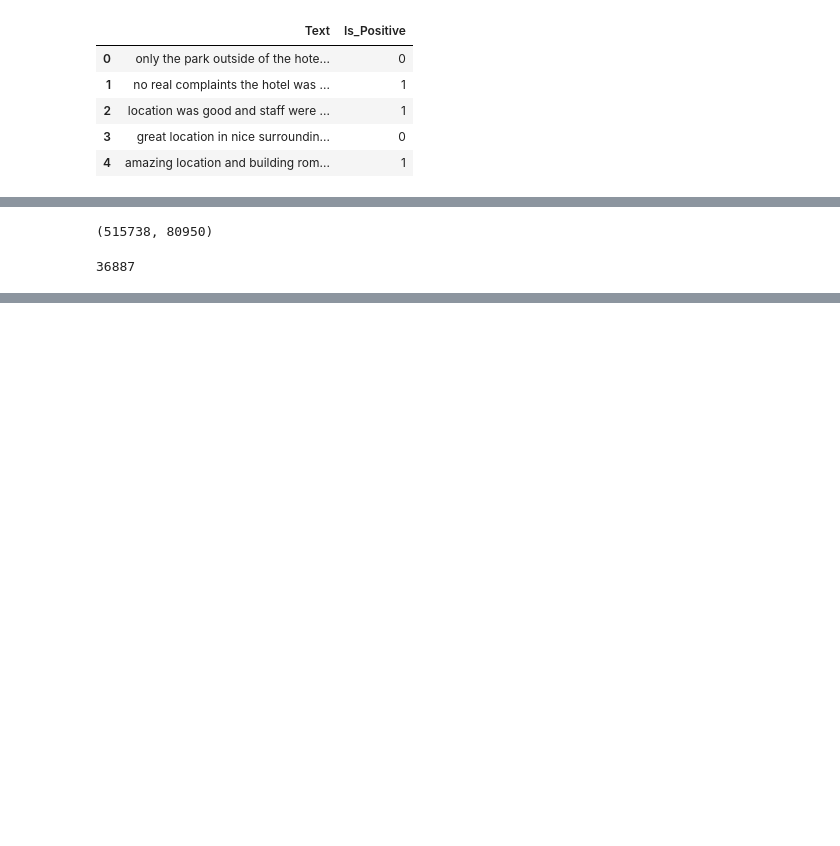
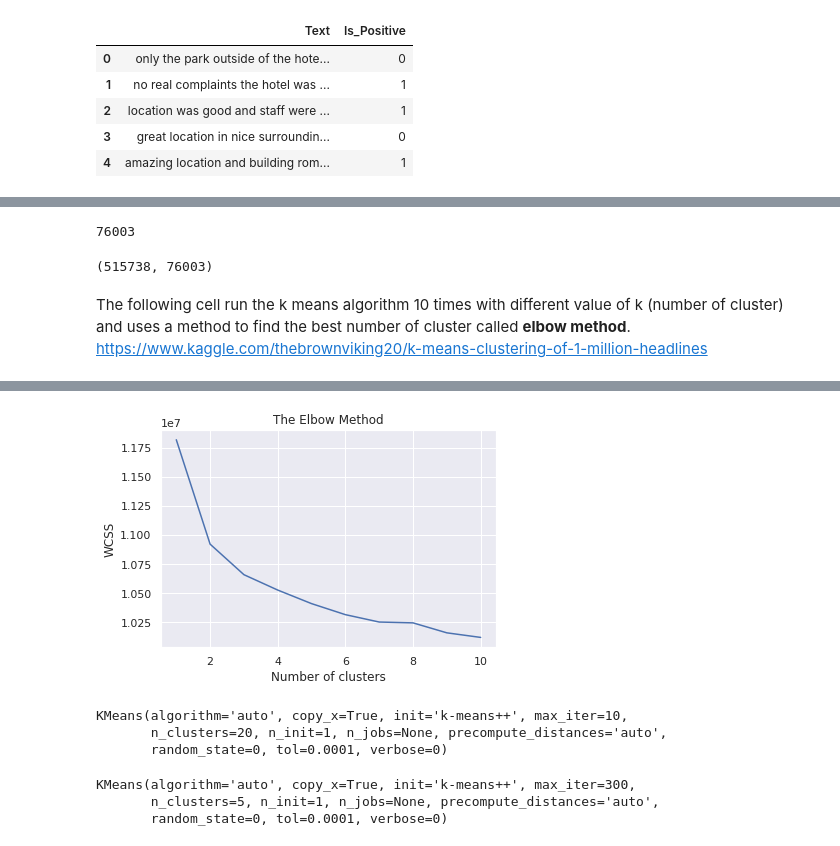
Before and after one commit to LuigiCerone/Hotel-Reviews-Data-Analysis, a Jupyter notebook: Hotel_Reviews_Copia_Lavoro_Giggi.ipynb, the cells around one changed output, grey strips where cells are left out. Saved outputs shown, nothing was run; the diff lists cells and outputs as text; code cells hidden in the pictures; blank space fills up the shorter version.

Commit message:
[add] clustering

```diff
--- a/Hotel_Reviews_Copia_Lavoro_Giggi.ipynb
+++ b/Hotel_Reviews_Copia_Lavoro_Giggi.ipynb
@@ -727,16 +806,28 @@ vectorizer = CountVectorizer(stop_words="english", analyzer='word', \
                              ngram_range=(1, 1), max_df=1.0, min_df=1, max_features=None)
 # %%
-X_train_counts = vectorizer.fit_transform(text_df['Text'])
+X_train_counts_bow = vectorizer.fit_transform(text_df['Text'])
-# %%
-X_train_counts.shape
-# %% [output]
-(515738, 80950)
-# %%
-print(vectorizer.vocabulary_['hotel'])
-# %% [output]
-36887
-# %%
-# Coppie di parole
-vectorizer = CountVectorizer(stop_words="english", analyzer='word', \
-                             ngram_range=(1, 2), max_df=1.0, min_df=1, max_features=100)
-X_train_counts = vectorizer.fit_transform(text_df['Text'])
+# %%
+np.asarray(X_train_counts_bow.sum(axis=0)).size
+# %% [output]
+76003
+# %%
+print(X_train_counts_bow.shape)
+# %% [output]
+(515738, 76003)
+# %% [markdown]
+The following cell run the k means algorithm 10 times with different value of k (number of cluster) and uses a method to find the best number of cluster called **elbow method**.
+https://www.kaggle.com/thebrownviking20/k-means-clustering-of-1-million-headlines
+# %%
+from sklearn.cluster import KMeans
+wcss = []
+for i in range(1,11):
+    kmeans = KMeans(n_clusters=i,init='k-means++',max_iter=20,n_init=1,random_state=0)
+    %time kmeans.fit(X_train_counts)
+    wcss.append(kmeans.inertia_)
+plt.plot(range(1,11),wcss)
+plt.title('The Elbow Method')
+plt.xlabel('Number of clusters')
+plt.ylabel('WCSS')
+plt.savefig('elbow.png')
+plt.show()
+# %% [output]
@@ -742,0 +854,22 @@ X_train_counts = vectorizer.fit_transform(text_df['Text'])
+[figure, added]
+# %%
+# con max_iter=10 e n:init=1 è veloce.
+kmeans = KMeans(n_clusters=20,init='k-means++',max_iter=10,n_init=1,random_state=0)
+kmeans.fit(X_train_counts)
+# %% [output]
+KMeans(algorithm='auto', copy_x=True, init='k-means++', max_iter=10,
+       n_clusters=20, n_init=1, n_jobs=None, precompute_distances='auto',
+       random_state=0, tol=0.0001, verbose=0)
+# %%
+from sklearn.decomposition import TruncatedSVD
+
+# reduce dimensions, come si sceglie n_components?
+svd = TruncatedSVD(n_components=20, random_state = 0)
+X_2d = svd.fit_transform(X_train_counts)
+
+kmeans = KMeans(n_clusters=5,init='k-means++',max_iter=300,n_init=1,random_state=0)
+kmeans.fit(X_2d)
+# %% [output]
+KMeans(algorithm='auto', copy_x=True, init='k-means++', max_iter=300,
+       n_clusters=5, n_init=1, n_jobs=None, precompute_distances='auto',
+       random_state=0, tol=0.0001, verbose=0)
```
Also changed, not shown: parts of 15 cells of this notebook, 1 other file.
